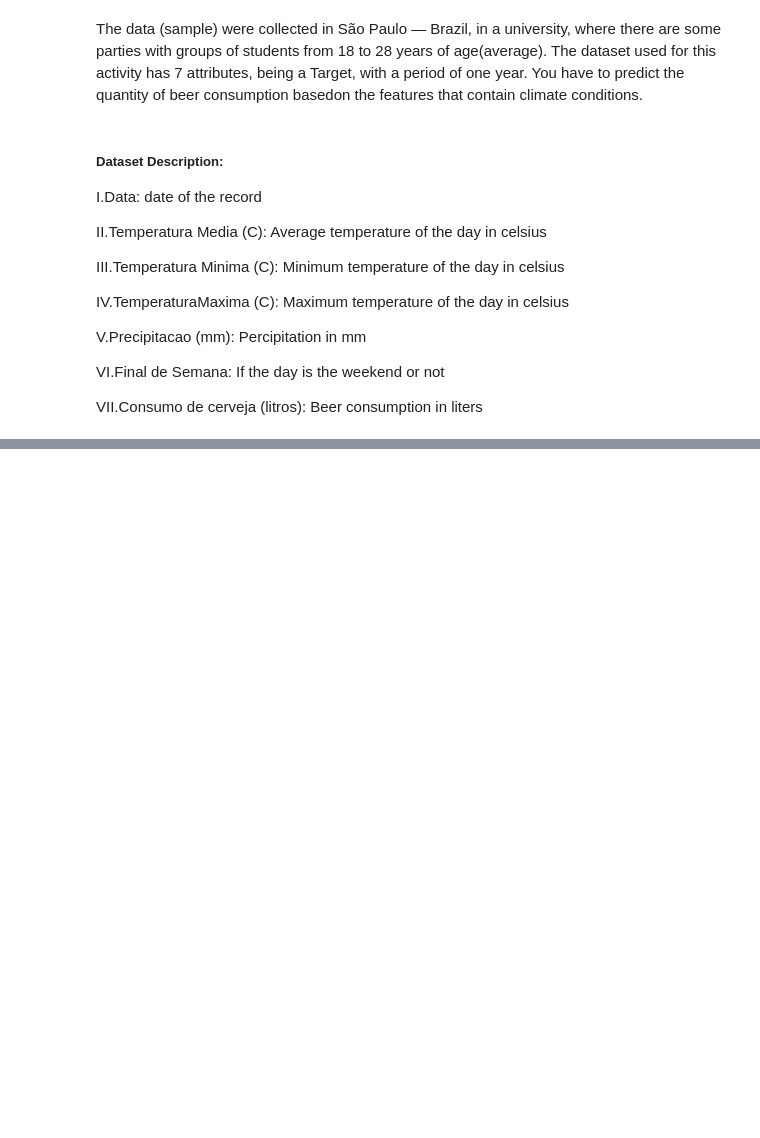
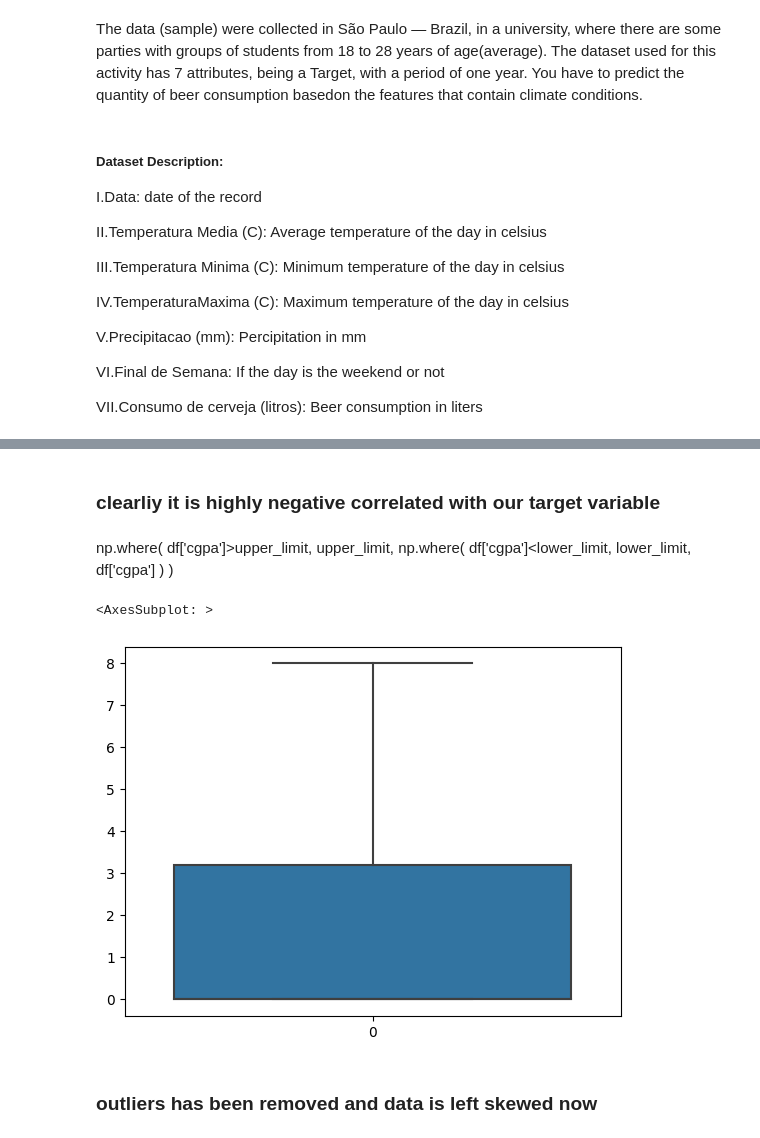
Before and after one commit to Shivam-Shane/Learnerhub, a Jupyter notebook: IPYTHON/Assignment 4.ipynb, the cells around one changed output, grey strips where cells are left out. Saved outputs shown, nothing was run; the diff lists cells and outputs as text; code cells hidden in the pictures; blank space fills up the shorter version.

```diff
--- a/IPYTHON/Assignment 4.ipynb
+++ b/IPYTHON/Assignment 4.ipynb
@@ -73,0 +263,25 @@ data.rename(columns={'Data':'Date','Temperatura Media (C)':'Median_temp','Temper
+# %% [markdown]
+### clearliy it is highly negative correlated with our target variable
+# %%
+per_25=np.percentile(data['Percipitation'],25)
+per_75=np.percentile(data['Percipitation'],75)
+upper_per=per_75+1.5*(per_75-per_25)
+lower_per=per_25-1.5*(per_75-per_25)
+# %% [markdown]
+np.where(
+    df['cgpa']>upper_limit,
+    upper_limit,
+    np.where(
+        df['cgpa']<lower_limit,
+        lower_limit,
+        df['cgpa']
+    )
+)
+# %%
+data['Percipitation']=np.where(data['Percipitation']>upper_per,upper_per,np.where(data['Percipitation']<lower_per,lower_per,data['Percipitation']))
+sns.boxplot(data['Percipitation'])
+# %% [output]
+<AxesSubplot: >
+[figure, added]
+# %% [markdown]
+### outliers has been removed and data is left skewed now
```
Also changed, not shown: parts of 37 cells of this notebook, 1 other file.
